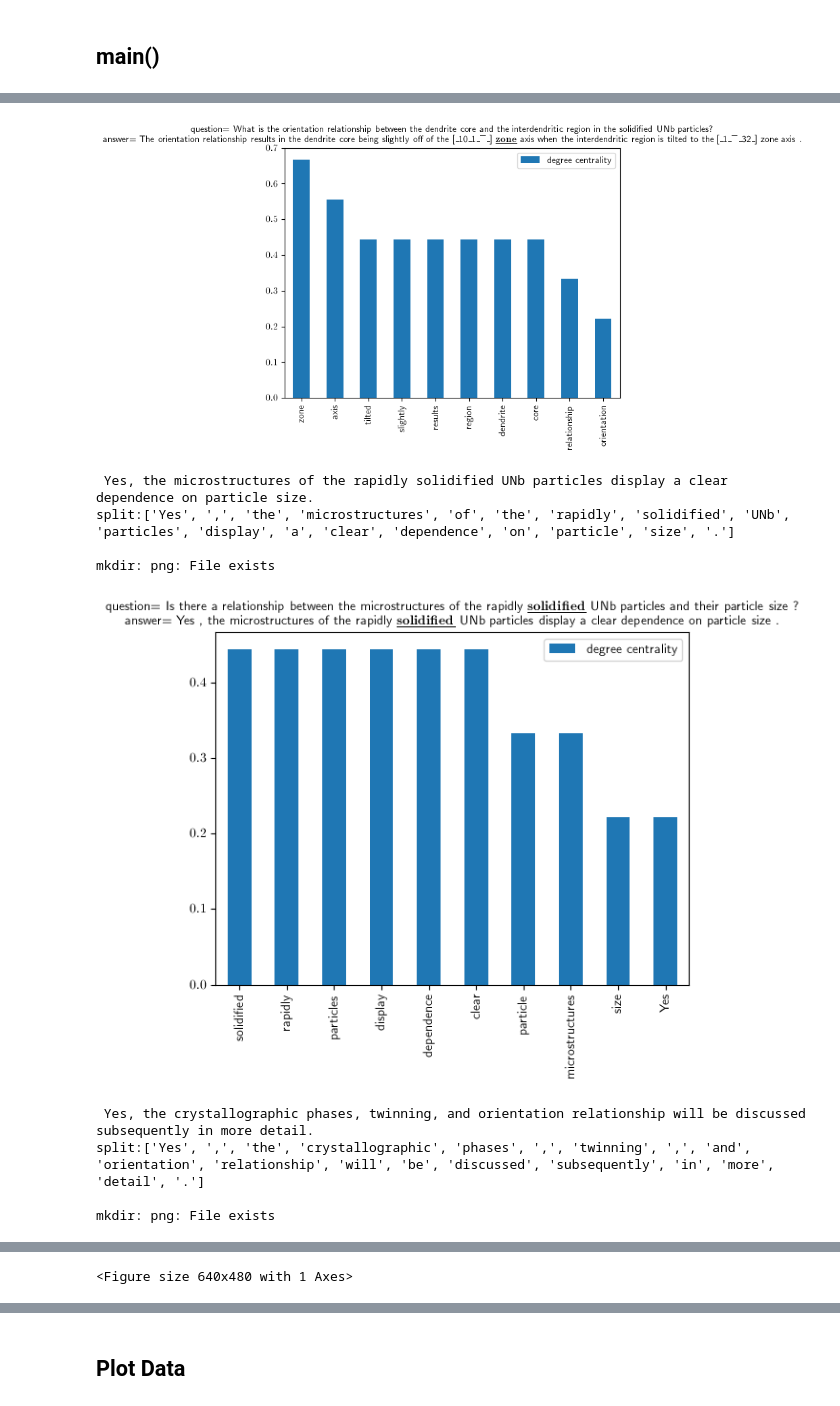
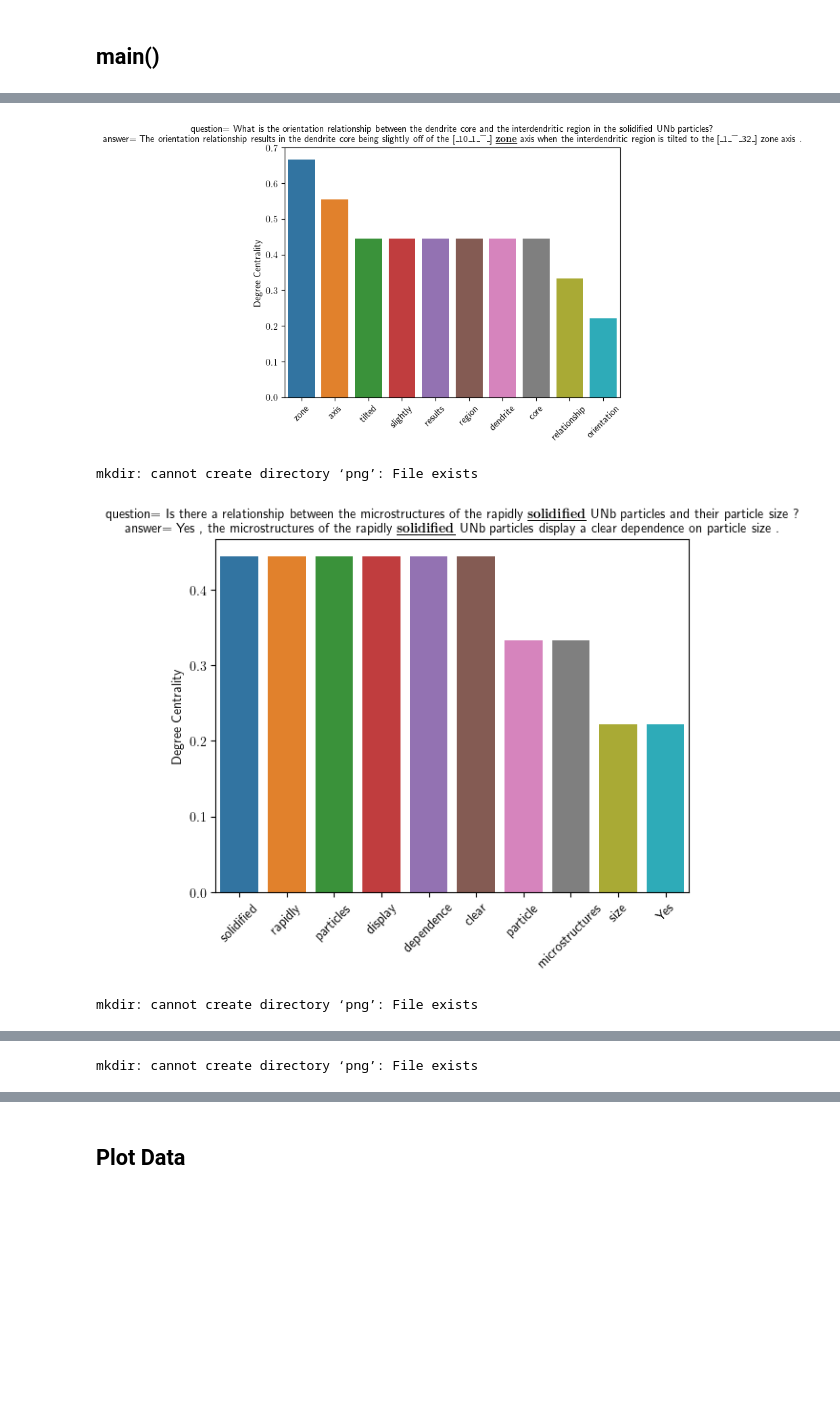
Before and after one commit to kkarimi62/word2vec, a Jupyter notebook: ipynb/load_data_and_encode_with_word2vec.ipynb, the cells around one changed output, grey strips where cells are left out. Cells and saved outputs as stored; diff of their text form; code cells hidden in the pictures; blank space fills up the shorter version.

```diff
--- a/ipynb/load_data_and_encode_with_word2vec.ipynb
+++ b/ipynb/load_data_and_encode_with_word2vec.ipynb
@@ -694,6 +695,45 @@ class GraphNetwork:
         plt.savefig(kwargs['title'],bbox_inches='tight',pad_inches=0)
         plt.show()
 
+    def PlotCentralitySeaBorn( self, qa_tuple, **kwargs ):
+        xvals = np.c_[np.array(self.centrality)][:,1]
+        yvals = np.array(self.centrality)[:,0].astype(float)
+        ax = sns.barplot(x=xvals,y=yvals)#, x="island", y="body_mass_g")
+
+        #--- make the key word bold
+        word = self.centrality[0][1]
+        sarr = np.array(GraphNetwork.Split(qa_tuple[1]))
+        indx = np.arange(len(sarr))[sarr == word][0]
+        str1 = ' '.join(sarr[:indx])
+        str2 = ' %s '%sarr[ indx ]
+        str3 = ' '.join(sarr[ indx+1:])
+        answer_str = '\nanswer= '+str1+r' $\bf{\underline{%s}}$ '%str2+str3
+        #--- question
+        sarr = np.array(GraphNetwork.Split(qa_tuple[0]))
+        if word in sarr:
+            indx = np.arange(len(sarr))[sarr == word][0]
+            strr1 = ' '.join(sarr[:indx])
+            strr2 = ' %s '%sarr[ indx ]
+            strr3 = ' '.join(sarr[ indx+1:])
+            question_str = 'question= '+strr1+r' $\bf{\underline{%s}}$ '%strr2+strr3
+        else:
+            question_str = 'question= '+qa_tuple[0]
+        ax.set_title(question_str+answer_str,
+                    {
+#             'color': 'black',
+            'fontsize':10,
+            'verticalalignment': 'baseline'},
+                    )
+#         #
+#         nevery = 1
+#         ax.set_xticks(range(0,len(xvals),nevery))
+#         ax.set_xticklabels(xvals[::nevery])
+
+        plt.xticks(rotation=45)
+        plt.ylabel('Degree Centrality')
+        plt.savefig(kwargs['title'],bbox_inches='tight',pad_inches=0)
+        plt.show()
+
 
     @staticmethod
     def SortDictionary(sdict,reverse=True):
@@ -771,7 +811,7 @@ def main():
 
     #--- loop through the qa pairs
     dict_nodes_dist = {}
-    for qa_tuple, count in zip(qa_tuples[:15],range(sys.maxsize)):
+    for qa_tuple, count in zip(qa_tuples[:10],range(sys.maxsize)):
 
 #         print(qa_tuple[1])
 #         print('split:%s\n'%GraphNetwork.Split(qa_tuple[1]))
@@ -798,7 +838,7 @@ def main():
 #         gn.PlotGraph()
 
         try:
-            gn.PlotCentrality(qa_tuple,
+            gn.PlotCentralitySeaBorn(qa_tuple,
                              title='png/centrality_graph%s.png'%count
                              )
         except:
@@ -814,10 +851,4 @@ mkdir: png: File exists
-[figure, old version]
+[figure, new version]
- Yes, the microstructures of the rapidly solidified UNb particles display a clear dependence on particle size.
-split:['Yes', ',', 'the', 'microstructures', 'of', 'the', 'rapidly', 'solidified', 'UNb', 'particles', 'display', 'a', 'clear', 'dependence', 'on', 'particle', 'size', '.']
-
-mkdir: png: File exists
+mkdir: cannot create directory ‘png’: File exists
-[figure, old version]
+[figure, new version]
- Yes, the crystallographic phases, twinning, and orientation relationship will be discussed subsequently in more detail.
-split:['Yes', ',', 'the', 'crystallographic', 'phases', ',', 'twinning', ',', 'and', 'orientation', 'relationship', 'will', 'be', 'discussed', 'subsequently', 'in', 'more', 'detail', '.']
-
-mkdir: png: File exists
+mkdir: cannot create directory ‘png’: File exists
@@ -837 +862 @@ Here is the full command invocation and its output:
-<Figure size 640x480 with 1 Axes>
+mkdir: cannot create directory ‘png’: File exists
```
Also changed, not shown: parts of 3 cells of this notebook.
